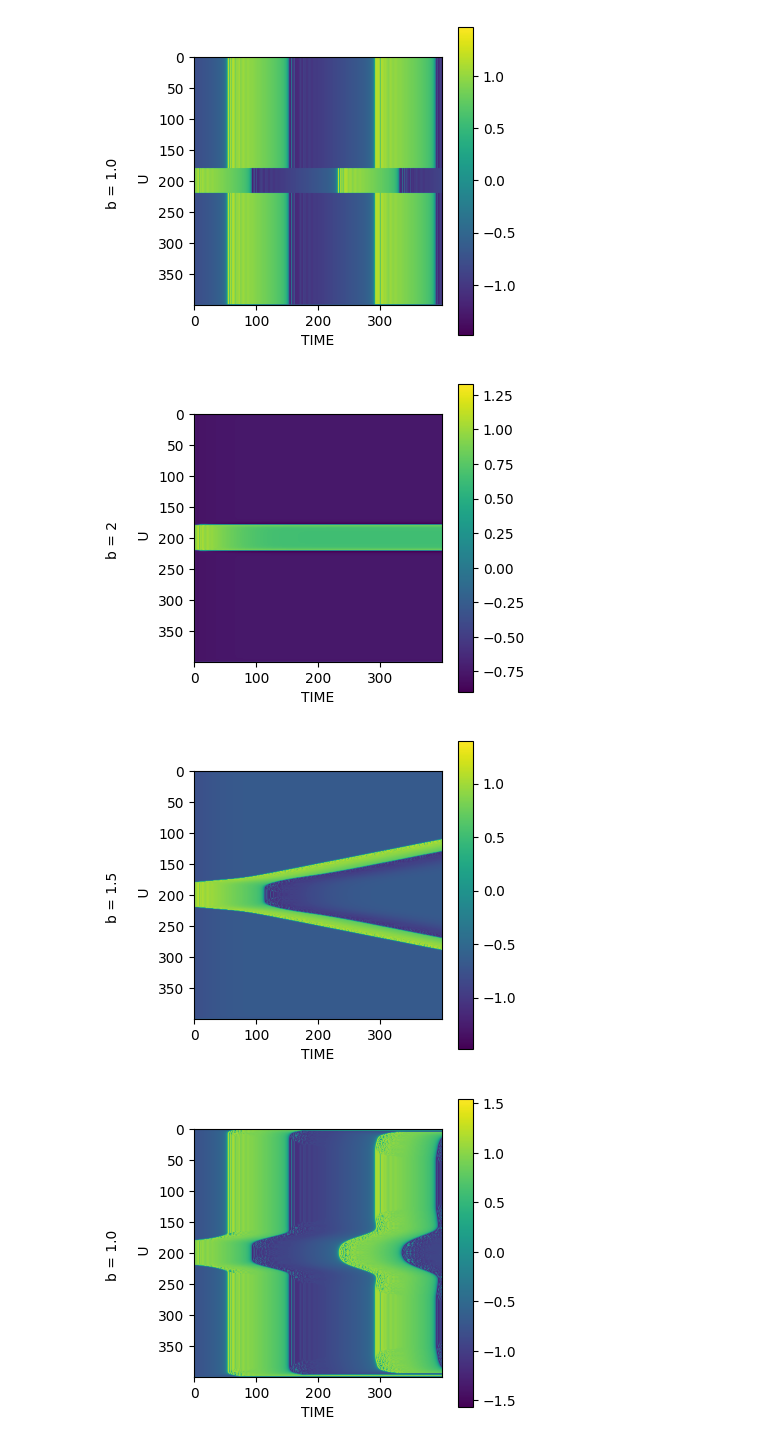
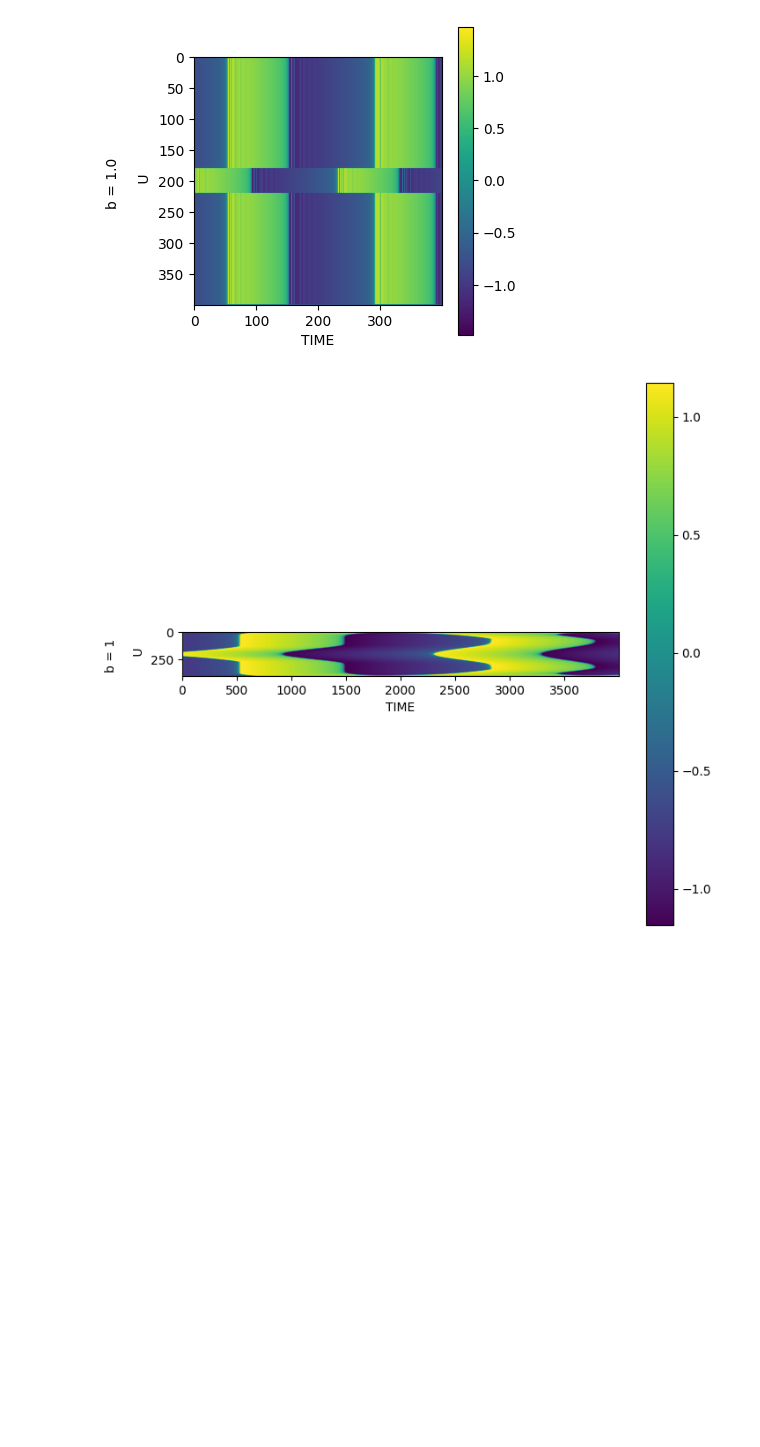
Before and after one commit to max-hence/projet_bs1, a Jupyter notebook: testing.ipynb, the cells around one changed output. Cells and saved outputs as stored; diff of their text form; code cells hidden in the pictures; blank space fills up the shorter version.

```diff
--- a/testing.ipynb
+++ b/testing.ipynb
@@ -63,28 +81,24 @@ for i in range(len(list_B)):
 # %%
 import matplotlib.pyplot as plt
 from modelling import fhn_space_diffusion
 
 # Parameters
 width = 400 # Number of position
-time = 400 # Number oft timepoints
+time = 4000 # Number oft timepoints
 A = 0.1
 E = 0.01
 
+dx = 1
 dt = 0.1
-dx = 1
 D = 1
+B = 1
 
-list_B = [2, 1.5, 1.0]
-
-for i in range(len(list_B)):
-    fig, ax = plt.subplots(figsize=(4, 4))
-    mat_U = fhn_space_diffusion(B=list_B[i], dt=dt, dx=dx, time=time, width=width)
-    im = ax.imshow(mat_U)
-    plt.colorbar(im)
-    plt.ylabel(f"b = {list_B[i]} \n\n U")
-    plt.xlabel('TIME')
-    plt.show()
+fig, ax = plt.subplots(figsize=(8, 8))
+mat_U = fhn_space_diffusion(B=B, dt=dt, dx=dx, time=time, width=width)
+im = ax.imshow(mat_U)
+plt.colorbar(im)
+plt.ylabel(f"b = {B} \n\n U")
+plt.xlabel('TIME')
+plt.show()
 # %% [output]
-[figure, old version]
+[figure, new version]
-[figure, removed]
-[figure, removed]
```
Also changed, not shown: parts of 2 cells of this notebook, 1 other file.
